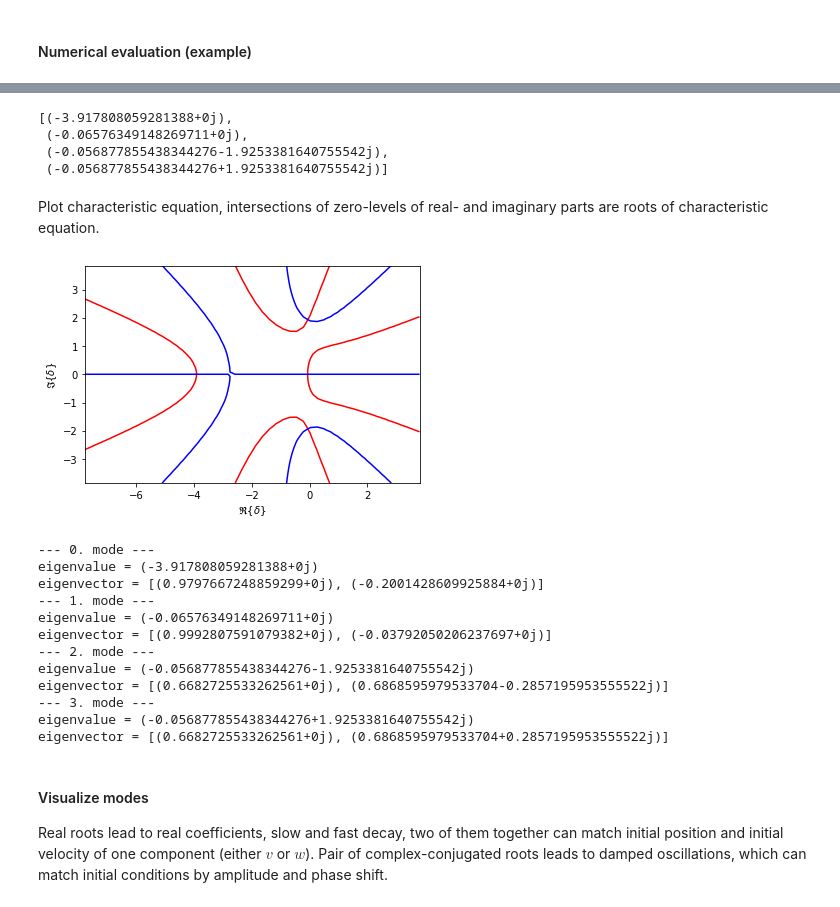
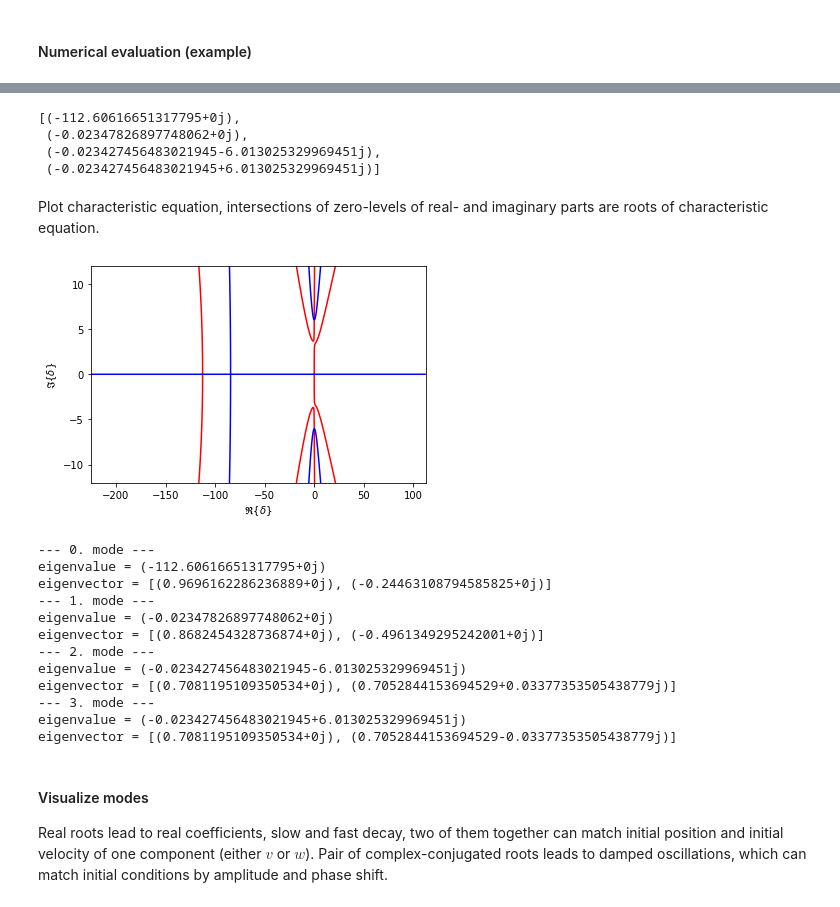
Before and after one commit to nagelt/soil_dynamics, a Jupyter notebook: extra_biot_oscillations.ipynb, the cells around one changed output, grey strips where cells are left out. Drawn from its saved outputs; the diff is of its cells as text; code cells hidden in the pictures.

Commit message:
adjust plots

```diff
--- a/extra_biot_oscillations.ipynb
+++ b/extra_biot_oscillations.ipynb
@@ -60,7 +60,7 @@ G_num = (1/m_v_num)*(1-2*nu_num)/(2*(1-nu_num))   # shear modulus
 # %% [markdown]
 Bar length, plausible values are some meters
 # %%
-L_num = 4
+L_num = 11    # influences eigenfrequency range, set to center it around f_crit
 # %% [markdown]
 Weight function integrals $I_{ij} = \int_0^1 \tilde{w}_i(x)\tilde{w}_j(x)\,\text{d}x$ as they occur in Galerkin's method.
 # %%
@@ -545,34 +545,34 @@ eigenvalue_num_P = [complex(EVSP) for EVSP in eigenvalue_sp_P]
 display(eigenvalue_num_P)
 number_of_eigenvalues = len(eigenvalue_num_P)
 # %% [output]
-[(-3.917808059281388+0j),
- (-0.06576349148269711+0j),
- (-0.056877855438344276-1.9253381640755542j),
- (-0.056877855438344276+1.9253381640755542j)]
+[(-112.60616651317795+0j),
+ (-0.02347826897748062+0j),
+ (-0.023427456483021945-6.013025329969451j),
+ (-0.023427456483021945+6.013025329969451j)]
 # %% [markdown]
 Plot characteristic equation, intersections of zero-levels of real- and imaginary parts are roots of characteristic equation.
 # %%
 Xmin = min(np.real(eigenvalue_num_P))
 Xmax = max(np.real(eigenvalue_num_P))
 dX = Xmax - Xmin
 Ymin = min(np.imag(eigenvalue_num_P))
 Ymax = max(np.imag(eigenvalue_num_P))
 dY = Ymax - Ymin
-X = np.linspace(Xmin-dX, Xmax+dX)
-Y = np.linspace(Ymin-0.5*dY, Ymax+0.5*dY)
+X = np.linspace(Xmin-dX, Xmax+dX, 500)
+Y = np.linspace(Ymin-0.5*dY, Ymax+0.5*dY, 500)
 XX, YY = np.meshgrid(X, Y)
 
 ceq_f = sp.lambdify(delta, ceq_num_P, modules='numpy')
 ZZ = ceq_f(XX+1j*YY)
 
 plt.contour(XX, YY, np.real(ZZ), [0], colors='r');
 plt.contour(XX, YY, np.imag(ZZ), [0], colors='b');
 plt.xlabel("$\mathfrak{R}\{\delta\}$");
 plt.ylabel("$\mathfrak{I}\{\delta\}$");
 #plt.show();
 #tikzplotlib.save("characteristic_roots.tex", axis_height = '\\figH', axis_width = '\\figW')   # im,re
 # %% [output]
-[figure, old version]
+[figure, new version]
 # %%
 eigenvector_num_P = np.zeros((number_of_eigenvalues, 2), dtype=complex)
 for mode_n, delta_n in enumerate(eigenvalue_num_P):
@@ -589,17 +589,17 @@ for mode_n, delta_n in enumerate(eigenvalue_num_P):
 t_scale = 1.0/(np.abs(min(np.imag(eigenvalue_num_P))) + np.abs(min(np.real(eigenvalue_num_P))))
 # %% [output]
 --- 0. mode ---
-eigenvalue = (-3.917808059281388+0j)
-eigenvector = [(0.9797667248859299+0j), (-0.2001428609925884+0j)]
+eigenvalue = (-112.60616651317795+0j)
+eigenvector = [(0.9696162286236889+0j), (-0.24463108794585825+0j)]
 --- 1. mode ---
-eigenvalue = (-0.06576349148269711+0j)
-eigenvector = [(0.9992807591079382+0j), (-0.03792050206237697+0j)]
+eigenvalue = (-0.02347826897748062+0j)
+eigenvector = [(0.8682454328736874+0j), (-0.4961349295242001+0j)]
 --- 2. mode ---
-eigenvalue = (-0.056877855438344276-1.9253381640755542j)
-eigenvector = [(0.6682725533262561+0j), (0.6868595979533704-0.2857195953555522j)]
+eigenvalue = (-0.023427456483021945-6.013025329969451j)
+eigenvector = [(0.7081195109350534+0j), (0.7052844153694529+0.03377353505438779j)]
 --- 3. mode ---
-eigenvalue = (-0.056877855438344276+1.9253381640755542j)
-eigenvector = [(0.6682725533262561+0j), (0.6868595979533704+0.2857195953555522j)]
+eigenvalue = (-0.023427456483021945+6.013025329969451j)
+eigenvector = [(0.7081195109350534+0j), (0.7052844153694529-0.03377353505438779j)]
 # %% [markdown]
 #### Visualize modes
 Real roots lead to real coefficients, slow and fast decay, two of them together can match initial position and initial velocity of one component (either $v$ or $w$). Pair of complex-conjugated roots leads to damped oscillations, which can match initial conditions by amplitude and phase shift.
```
Also changed, not shown: parts of 26 cells of this notebook.
